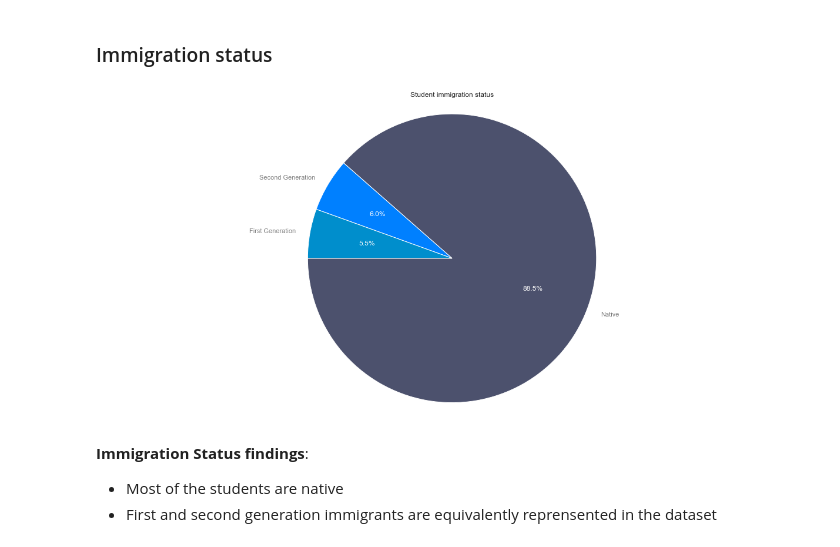
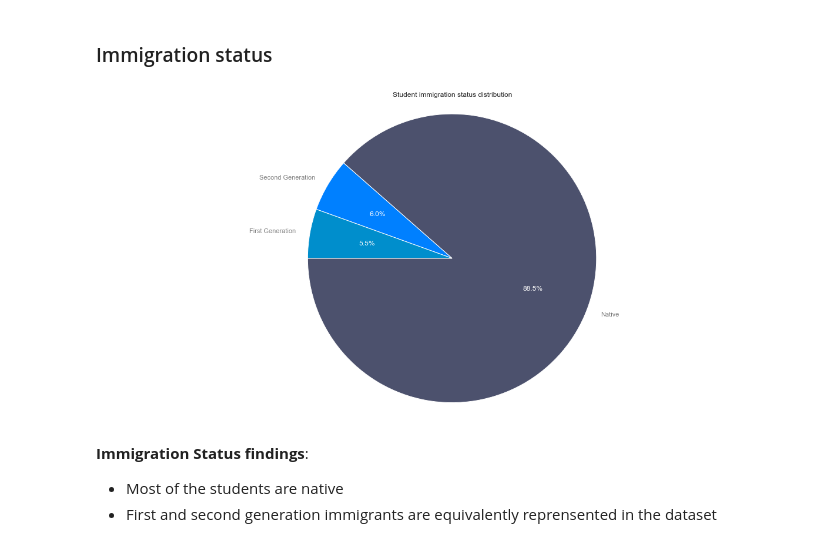
Before and after one commit to rguitter/dand, a Jupyter notebook: P5-Data_visualization/exploration_template.ipynb, the cells around one changed output. Drawn from its saved outputs; the diff is of its cells as text; code cells hidden in the pictures.

```diff
--- a/P5-Data_visualization/exploration_template.ipynb
+++ b/P5-Data_visualization/exploration_template.ipynb
@@ -384,23 +384,23 @@ plt.show();
 # %%
 fig1, ax1 = plt.subplots(1, 1, figsize=(17, 8), sharex=True)
 patches, texts, autotexts = ax1.pie(pisa_clean['Immigration Status'].value_counts(),
                                     colors = ['#4c516d','#0080ff','#008ecc'],
                                     labels=['Native', 'Second Generation', 'First Generation'],
                                     autopct='%1.1f%%',
                                     startangle=180
                                    );
 for text in texts:
     text.set_color('grey')
 
 for text in autotexts:
     text.set_color('white')
 
 ax1.axis('equal');
 plt.tight_layout();
-plt.title('Student immigration status')
+plt.title('Student immigration status distribution')
 plt.show();
 # %% [output]
-[figure, old version]
+[figure, new version]
 # %% [markdown]
 **Immigration Status findings**:
 
```
Also changed, not shown: parts of 12 cells of this notebook.
